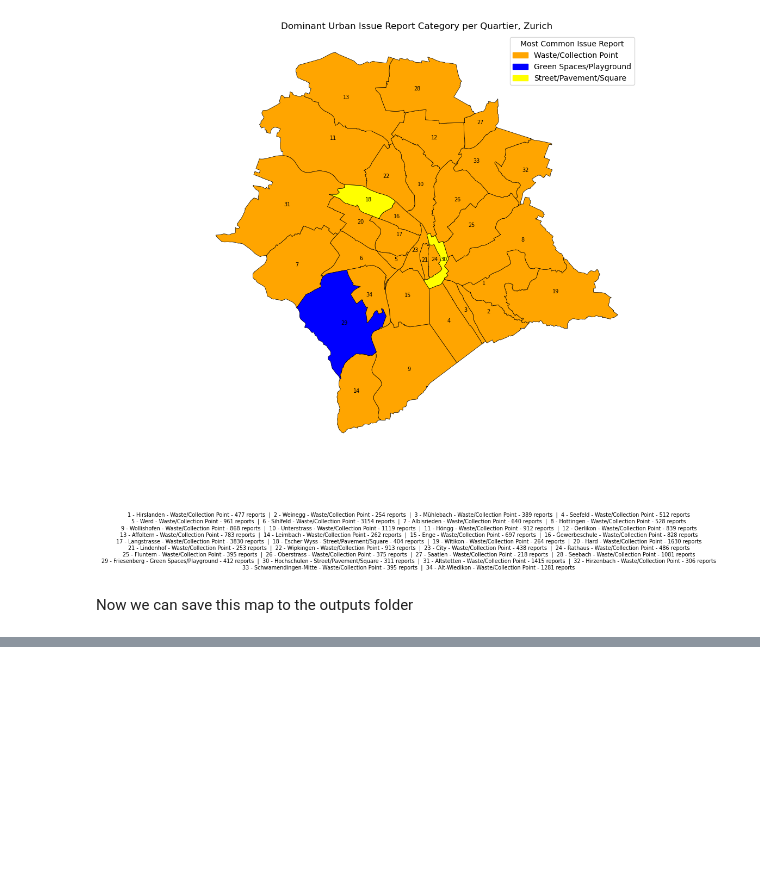
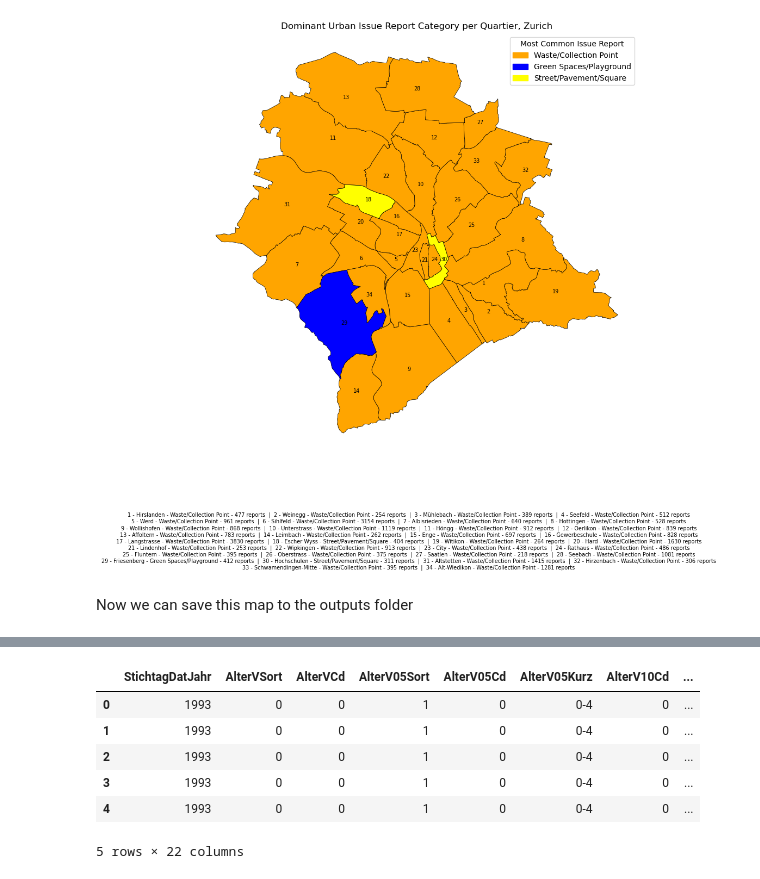
Before and after one commit to dnugent01/zurich-urban-issues, a Jupyter notebook: notebooks/analysis.ipynb, the cells around one changed output, grey strips where cells are left out. Drawn from its saved outputs; the diff is of its cells as text; code cells hidden in the pictures; blank space fills up the shorter version.

Commit message:
added dataset of population statistics in zurich, began assessing relevant columns for analysis of population per quartier

```diff
--- a/notebooks/analysis.ipynb
+++ b/notebooks/analysis.ipynb
@@ -723,0 +732,11 @@ fig.savefig(
+# %%
+zurich_population_stats = pd.read_csv("../data/raw/bev390od3903.csv") #importing the dataset and calling it "df"
+zurich_population_stats.head()
+# %% [output]
+|  | StichtagDatJahr | AlterVSort | AlterVCd | AlterV05Sort | AlterV05Cd | AlterV05Kurz | AlterV10Cd | ... |
+| 0 | 1993 | 0 | 0 | 1 | 0 | 0-4 | 0 | ... |
+| 1 | 1993 | 0 | 0 | 1 | 0 | 0-4 | 0 | ... |
+| 2 | 1993 | 0 | 0 | 1 | 0 | 0-4 | 0 | ... |
+| 3 | 1993 | 0 | 0 | 1 | 0 | 0-4 | 0 | ... |
+| 4 | 1993 | 0 | 0 | 1 | 0 | 0-4 | 0 | ... |
+5 rows × 22 columns
```
Also changed, not shown: parts of 5 cells of this notebook, 3 other files.
